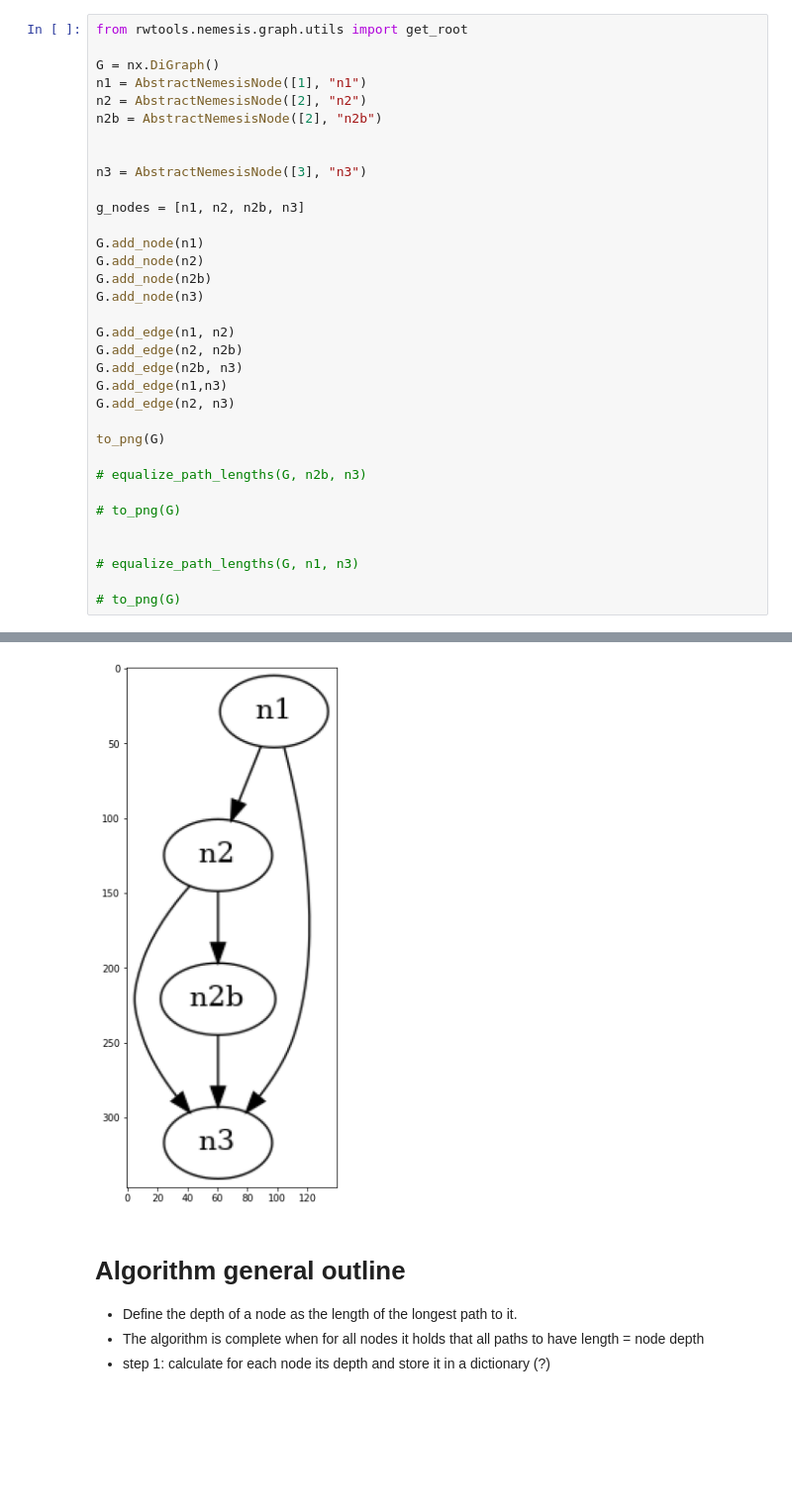
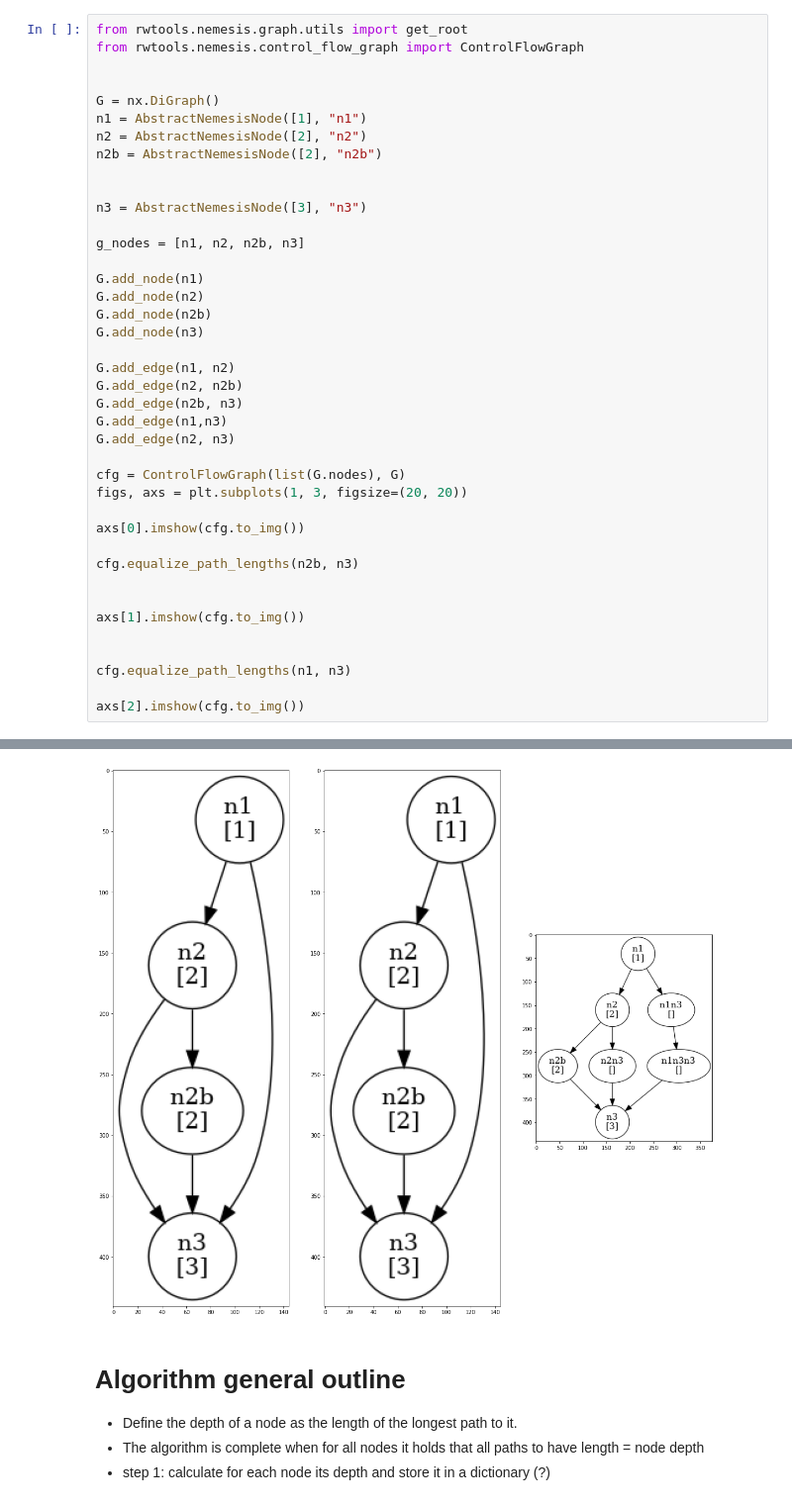
Before and after one commit to DBGilles/NemesisRetroWrite, a Jupyter notebook: retrowrite/rwtools/nemesis/notebooks/insert_nodes_v2.ipynb, the cells around one changed output, grey strips where cells are left out. Shown at 99% size. Drawn from its saved outputs; the diff is of its cells as text; blank space fills up the shorter version.

```diff
--- a/retrowrite/rwtools/nemesis/notebooks/insert_nodes_v2.ipynb
+++ b/retrowrite/rwtools/nemesis/notebooks/insert_nodes_v2.ipynb
@@ -31,6 +27,8 @@ def to_png(graph, name="temp"):
     plt.imshow(img)
 # %%
 from rwtools.nemesis.graph.utils import get_root
+from rwtools.nemesis.control_flow_graph import ControlFlowGraph
+
 
 G = nx.DiGraph()
 n1 = AbstractNemesisNode([1], "n1")
@@ -53,14 +51,18 @@ G.add_edge(n2b, n3)
 G.add_edge(n1,n3)
 G.add_edge(n2, n3)
 
-to_png(G)
+cfg = ControlFlowGraph(list(G.nodes), G)
+figs, axs = plt.subplots(1, 3, figsize=(20, 20))
 
-# equalize_path_lengths(G, n2b, n3)
+axs[0].imshow(cfg.to_img())
 
-# to_png(G)
+cfg.equalize_path_lengths(n2b, n3)
 
 
-# equalize_path_lengths(G, n1, n3)
+axs[1].imshow(cfg.to_img())
 
-# to_png(G)
+
+cfg.equalize_path_lengths(n1, n3)
+
+axs[2].imshow(cfg.to_img())
 # %% [output]
@@ -67,4 +70,4 @@ to_png(G)
-[figure, old version]
+[figure, new version]
 # %% [markdown]
 # Algorithm general outline
 - Define the depth of a node as the length of the longest path to it.
```
Also changed, not shown: parts of 5 cells of this notebook, 8 other files.
